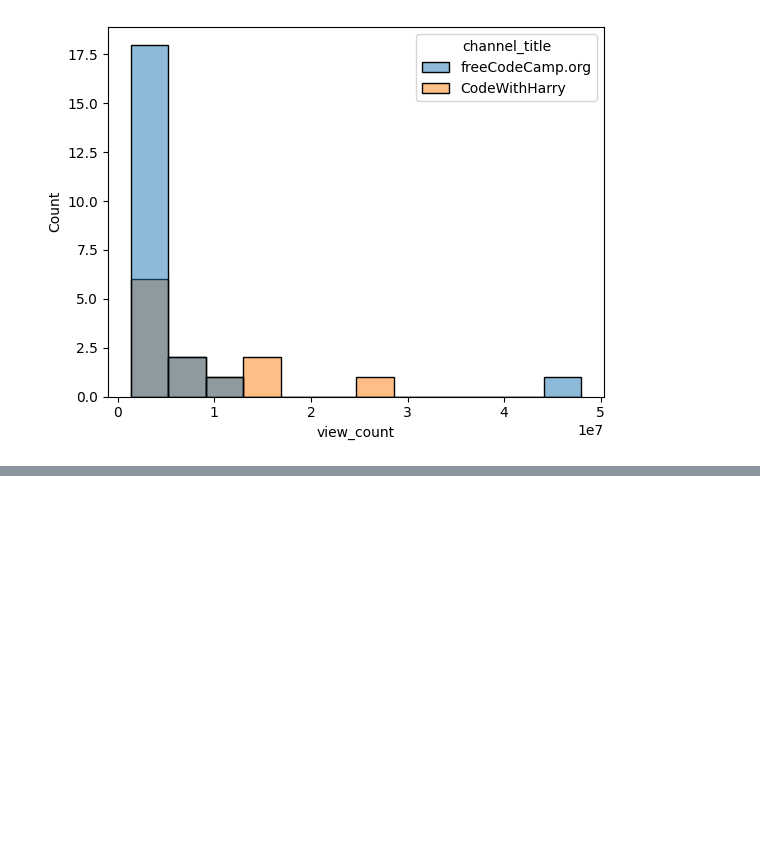
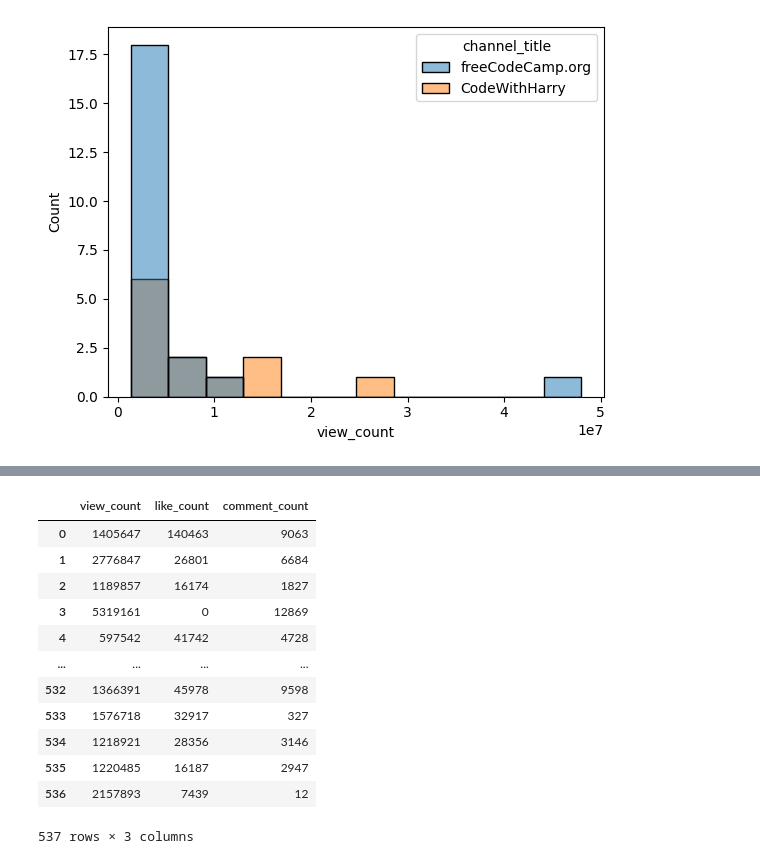
Before and after one commit to vexyiwnl/youtube-analytics, a Jupyter notebook: youtube_analytics.ipynb, the cells around one changed output, grey strips where cells are left out. Saved outputs shown, nothing was run; the diff lists cells and outputs as text; code cells hidden in the pictures; blank space fills up the shorter version.

```diff
--- a/youtube_analytics.ipynb
+++ b/youtube_analytics.ipynb
@@ -148,0 +176,16 @@ sns.barplot(freecode_harry,x="channel_title",y="view_count",hue="caption")
+# %%
+corr_yt
+# %% [output]
+|  | view_count | like_count | comment_count |
+| 0 | 1405647 | 140463 | 9063 |
+| 1 | 2776847 | 26801 | 6684 |
+| 2 | 1189857 | 16174 | 1827 |
+| 3 | 5319161 | 0 | 12869 |
+| 4 | 597542 | 41742 | 4728 |
+| ... | ... | ... | ... |
+| 532 | 1366391 | 45978 | 9598 |
+| 533 | 1576718 | 32917 | 327 |
+| 534 | 1218921 | 28356 | 3146 |
+| 535 | 1220485 | 16187 | 2947 |
+| 536 | 2157893 | 7439 | 12 |
+537 rows × 3 columns
```
Also changed, not shown: parts of 10 cells of this notebook.
